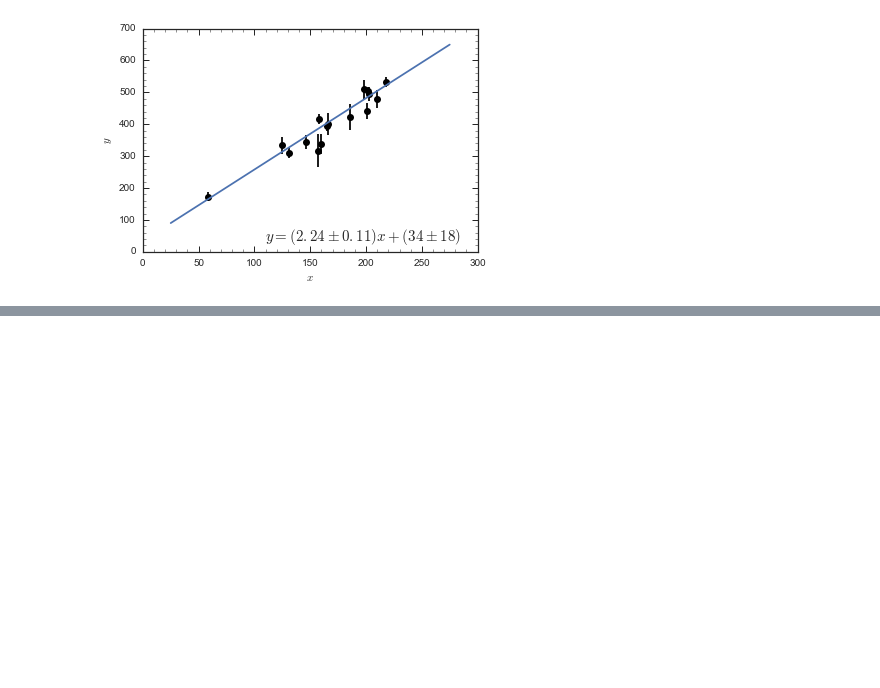
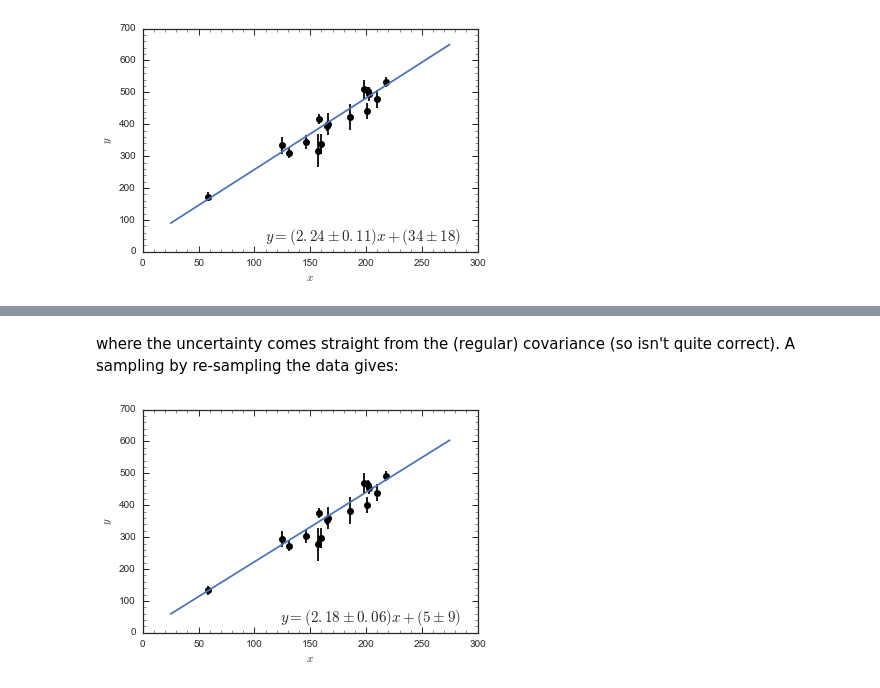
Before and after one commit to jobovy/misc-notebooks, a Jupyter notebook: inference/LinearUncertaintiesFromDataSampling.ipynb, the cells around one changed output, grey strips where cells are left out. Drawn from its saved outputs; the diff is of its cells as text; code cells hidden in the pictures; blank space fills up the shorter version.

```diff
--- a/inference/LinearUncertaintiesFromDataSampling.ipynb
+++ b/inference/LinearUncertaintiesFromDataSampling.ipynb
@@ -131,0 +195,24 @@ The two agree!
+# %% [markdown]
+where the uncertainty comes straight from the (regular) covariance (so isn't quite correct). A sampling by re-sampling the data gives:
+# %%
+sXs= []
+nsamp= 100000
+for ii in range(nsamp):
+    X, Xcov= nnls(data[4:,2]+numpy.random.normal(size=len(data[4:,2]))*data[4:,3]+yoffset,
+                    data[4:,1],data[4:,3])
+    sXs.append(X)
+sXs= numpy.array(sXs)
+bovy_plot.bovy_plot(data[4:,1],data[4:,2]+yoffset,'ko',
+                   xlabel=r'$x$',ylabel=r'$y$',
+                   xrange=[0.,300.],
+                   yrange=[0.,700.])
+errorbar(data[4:,1],data[4:,2]+yoffset,yerr=data[4:,3],marker='None',ls='none',
+        color='k')
+plot(xxs,numpy.dot(numpy.vander(xxs,N=2),numpy.mean(sXs,axis=0)))
+bovy_plot.bovy_text(r'$y = (%.2f\pm%.2f) x + (%.0f\pm%.0f)$' % (numpy.mean(sXs,axis=0)[0],
+                                                                numpy.std(sXs,axis=0)[0],
+                                                                numpy.mean(sXs,axis=0)[1],
+                                                                numpy.std(sXs,axis=0)[1]),
+                    bottom_right=True,size=15.)
+# %% [output]
+[figure, added]
```
Also changed, not shown: parts of 11 cells of this notebook.
